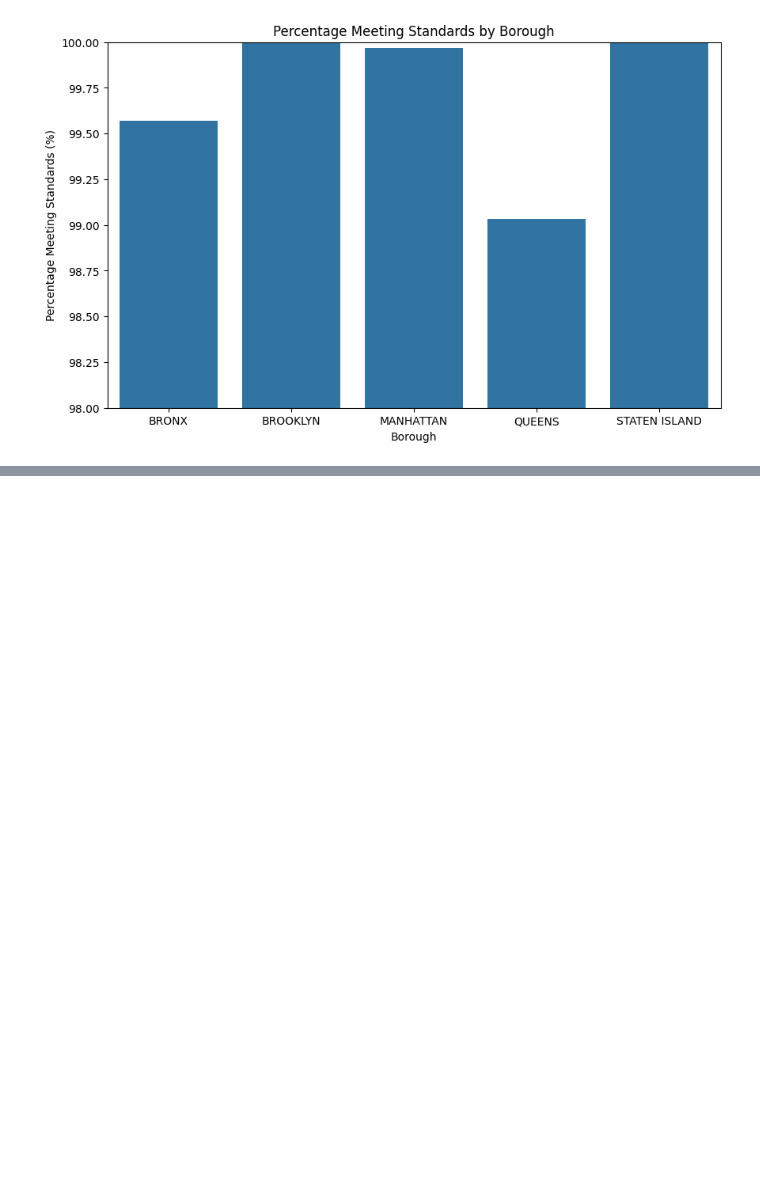
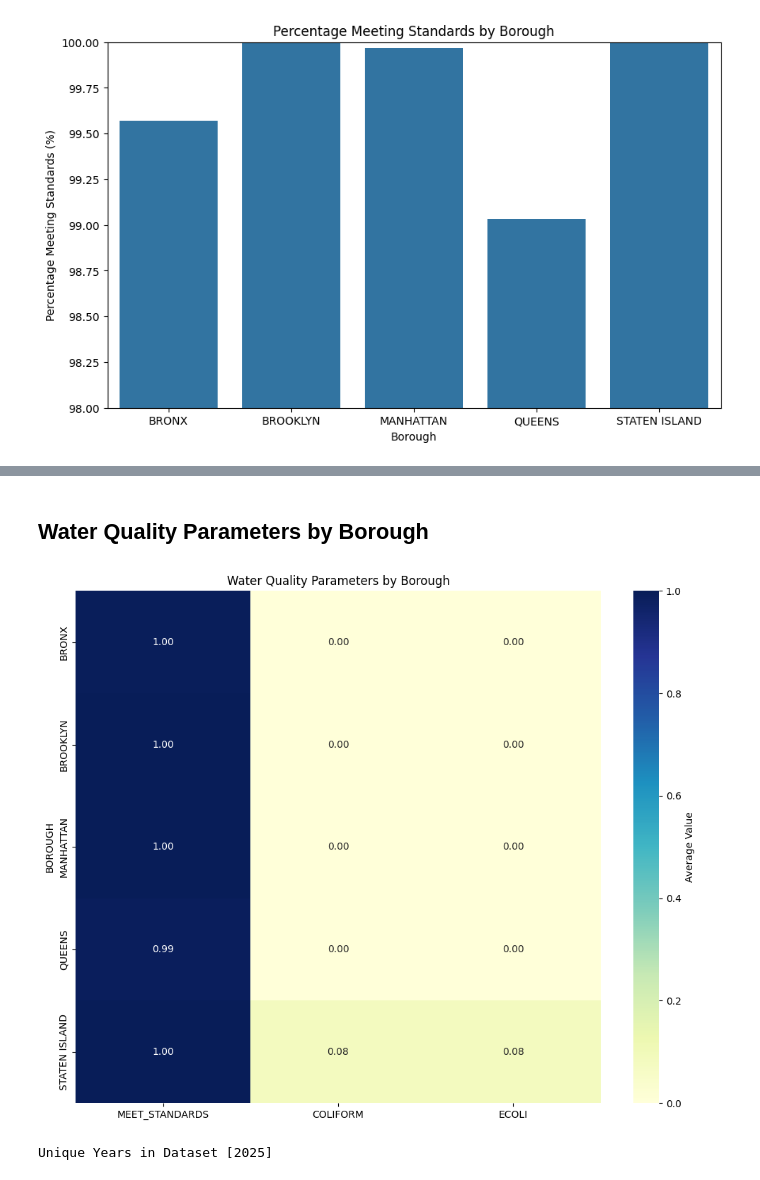
Before and after one commit to OffensiveGeneric/447FinalProj, a Jupyter notebook: data_explore.ipynb, the cells around one changed output, grey strips where cells are left out. Drawn from its saved outputs; the diff is of its cells as text; code cells hidden in the pictures; blank space fills up the shorter version.

```diff
--- a/data_explore.ipynb
+++ b/data_explore.ipynb
@@ -136,0 +215,30 @@ plt.show()
+# %% [markdown]
+## Water Quality Parameters by Borough
+# %%
+df["MEET_STANDARDS"] = pd.to_numeric(df["MEET_STANDARDS"], errors="coerce")
+df["COLIFORM"] = pd.to_numeric(df["COLIFORM"], errors="coerce")
+df["ECOLI"] = pd.to_numeric(df["ECOLI"], errors="coerce")
+
+
+water_params = ["MEET_STANDARDS", "COLIFORM", "ECOLI"]
+heatmap_data = df.groupby("BOROUGH")[water_params].mean()
+
+plt.figure(figsize=(10, 8))
+sns.heatmap(
+    heatmap_data,
+    annot=True,
+    cmap="YlGnBu",
+    fmt=".2f",
+    cbar_kws={"label": "Average Value"},
+)
+plt.title("Water Quality Parameters by Borough")
+plt.tight_layout()
+plt.show()
+# %% [output]
+[figure, added]
+# %%
+df["YEAR"] = pd.to_datetime(df["BATCH_DATE"]).dt.year
+
+print("Unique Years in Dataset", df["YEAR"].unique())
+# %% [output]
+Unique Years in Dataset [2025]
```
Also changed, not shown: parts of 8 cells of this notebook.
